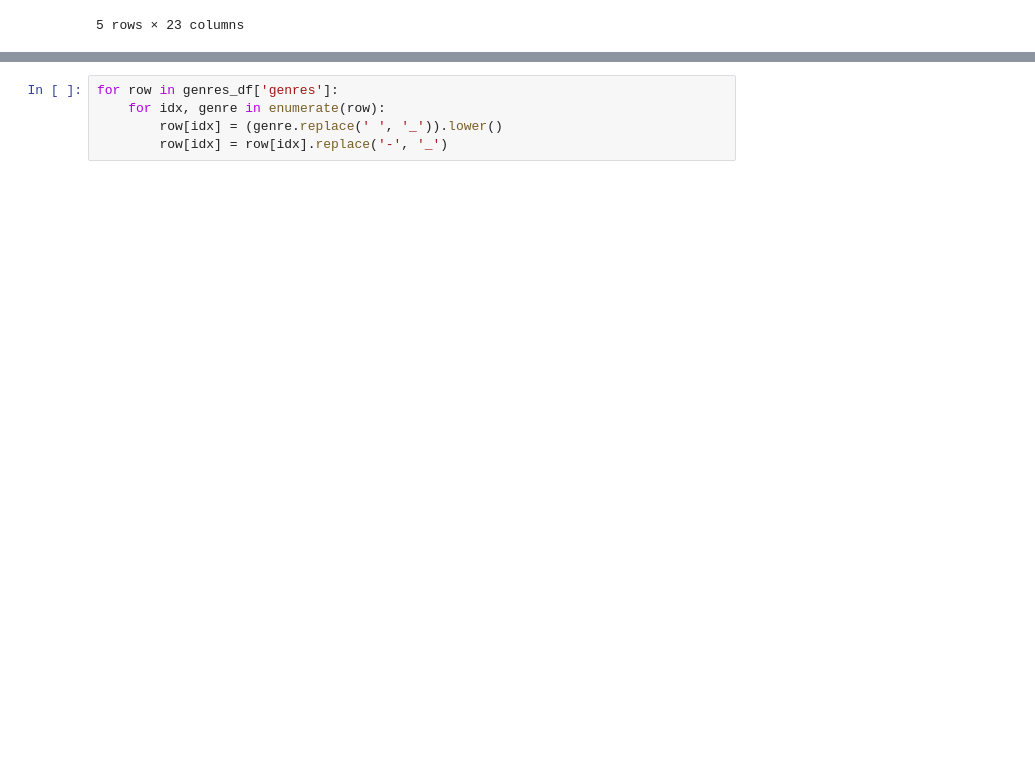
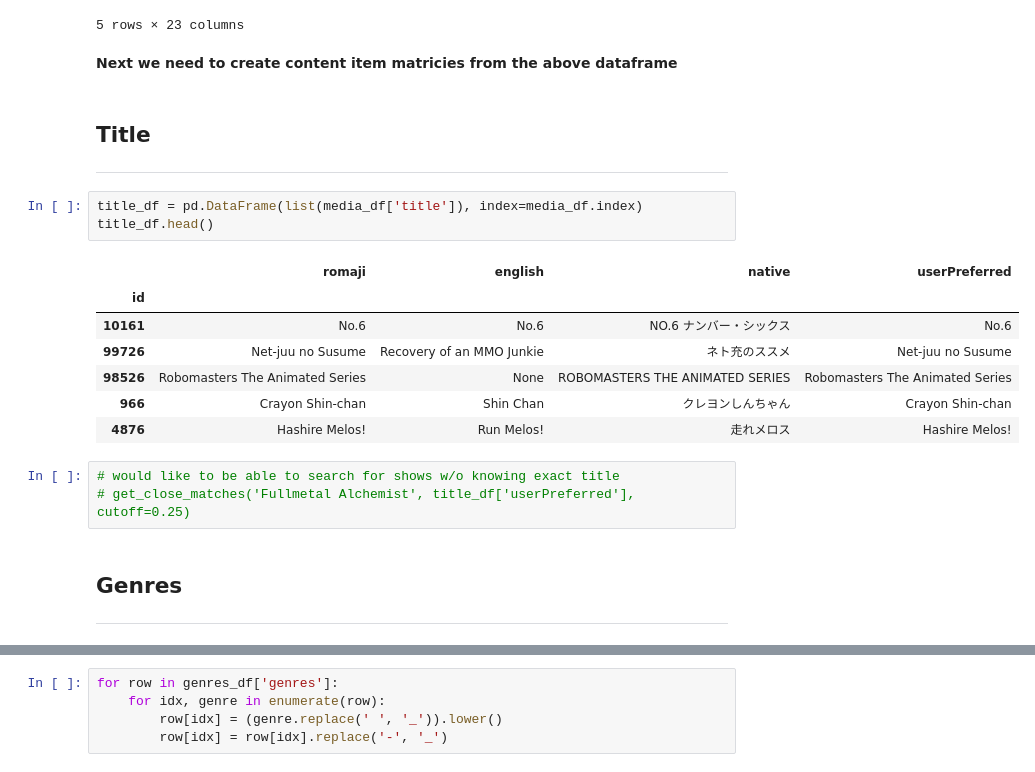
Before and after one commit to sn-ekstrand/content-based-anime-recommender, a Jupyter notebook: data_cleaning.ipynb, the cells around one changed output, grey strips where cells are left out. Drawn from its saved outputs; the diff is of its cells as text; blank space fills up the shorter version.

```diff
--- a/data_cleaning.ipynb
+++ b/data_cleaning.ipynb
@@ -209,6 +194,38 @@ media_df.head()
 | 966 | {'romaji': 'Crayon Shin-chan', 'e... | {'year': 1992, 'month': 4, 'day':... | {'year': None, 'month': None, 'da... | SPRING | 1992.0 | ANIME | TV | RELEASING | NaN | 21.0 | ... |
 | 4876 | {'romaji': 'Hashire Melos!', 'eng... | {'year': 1992, 'month': 6, 'day':... | {'year': 1992, 'month': 6, 'day':... | SUMMER | 1992.0 | ANIME | MOVIE | FINISHED | 1.0 | 110.0 | ... |
 5 rows × 23 columns
+# %% [markdown]
+<b>Next we need to create content item matricies from the above dataframe</b>
+# %% [markdown]
+
+
+
+## Title
+
+
+---
+# %%
+title_df = pd.DataFrame(list(media_df['title']), index=media_df.index)
+title_df.head()
+# %% [output]
+|  | romaji | english | native | userPreferred |
+| id |  |  |  |  |
+| 10161 | No.6 | No.6 | NO.6 ナンバー・シックス | No.6 |
+| 99726 | Net-juu no Susume | Recovery of an MMO Junkie | ネト充のススメ | Net-juu no Susume |
+| 98526 | Robomasters The Animated Series | None | ROBOMASTERS THE ANIMATED SERIES | Robomasters The Animated Series |
+| 966 | Crayon Shin-chan | Shin Chan | クレヨンしんちゃん | Crayon Shin-chan |
+| 4876 | Hashire Melos! | Run Melos! | 走れメロス | Hashire Melos! |
+# %%
+# would like to be able to search for shows w/o knowing exact title
+# get_close_matches('Fullmetal Alchemist', title_df['userPreferred'], cutoff=0.25)
+# %% [markdown]
+
+
+
+## Genres
+
+
+---
 # %%
 genres_df = pd.DataFrame(media_df['genres'])
 genres_df.head()
```
Also changed, not shown: parts of 26 cells of this notebook.
